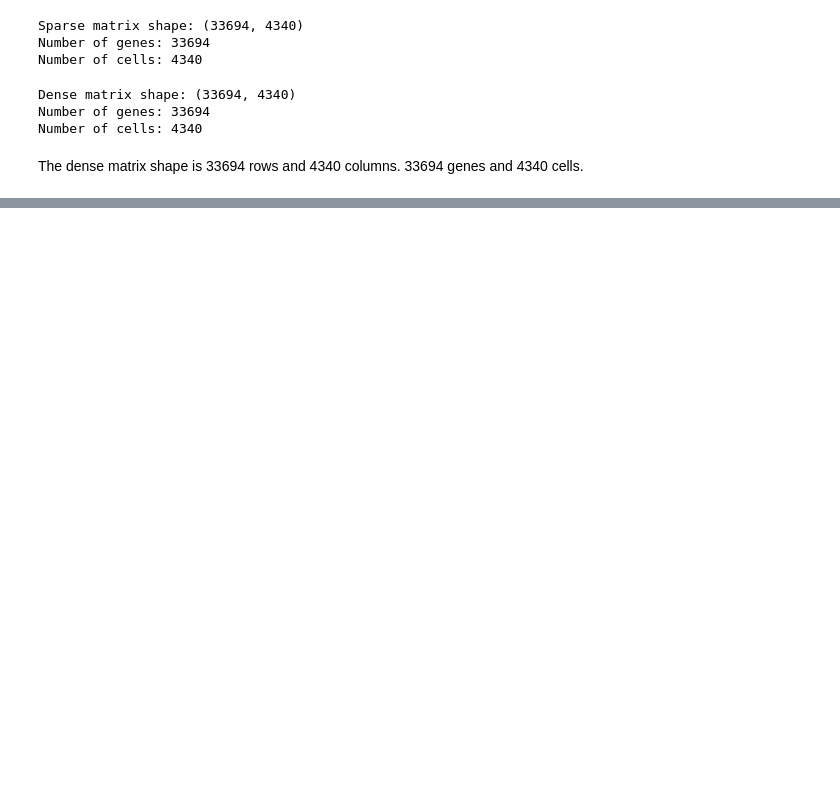
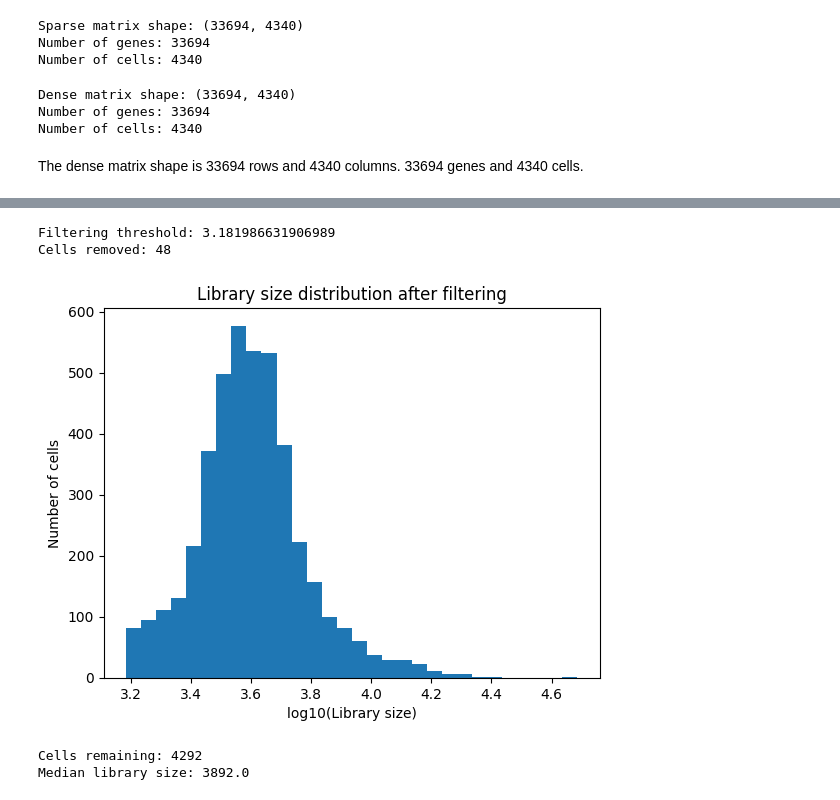
Before and after one commit to CharlotteZZh/BMCS-4480_HW1, a Jupyter notebook: BMCS_4480_HW1.ipynb, the cells around one changed output, grey strips where cells are left out. Cells and saved outputs as stored; diff of their text form; code cells hidden in the pictures; blank space fills up the shorter version.

```diff
--- a/BMCS_4480_HW1.ipynb
+++ b/BMCS_4480_HW1.ipynb
@@ -47,0 +65,38 @@ Question 1b
+# %%
+Q1 = np.percentile(log_library_size, 25)
+Q3 = np.percentile(log_library_size, 75)
+
+IQR = Q3 - Q1
+threshold = Q1 - 1.5 * IQR
+
+print("Filtering threshold:", threshold)
+print("Cells removed:", (log_library_size < threshold).sum())
+# %% [output]
+Filtering threshold: 3.181986631906989
+Cells removed: 48
+# %%
+# Filter cells
+keep = log_library_size >= threshold
+
+X_filtered = X[:, keep]
+
+# Library sizes after filtering
+library_size_filtered = X_filtered.sum(axis=0)
+log_library_size_filtered = np.log10(library_size_filtered)
+
+# Plot after filtering
+plt.hist(log_library_size_filtered, bins=30)
+plt.xlabel("log10(Library size)")
+plt.ylabel("Number of cells")
+plt.title("Library size distribution after filtering")
+plt.show()
+# %% [output]
+[figure, added]
+# %%
+median_library_size = np.median(library_size_filtered)
+
+print("Cells remaining:", X_filtered.shape[1])
+print("Median library size:", median_library_size)
+# %% [output]
+Cells remaining: 4292
+Median library size: 3892.0
```
Also changed, not shown: parts of 6 cells of this notebook.
